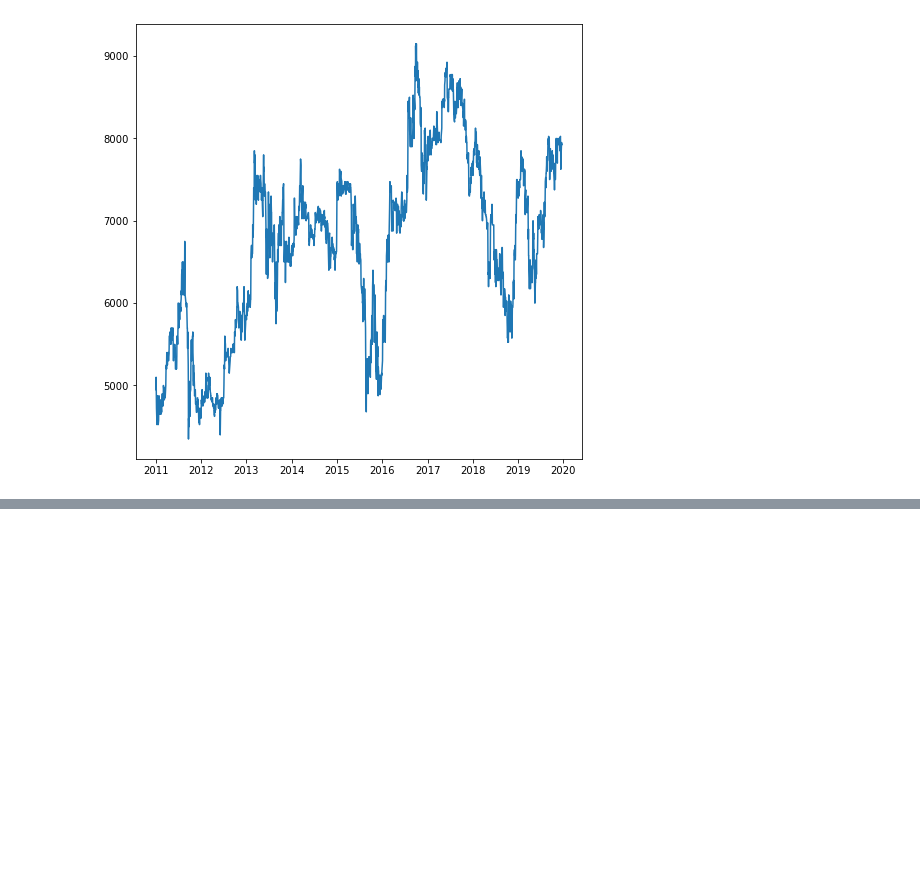
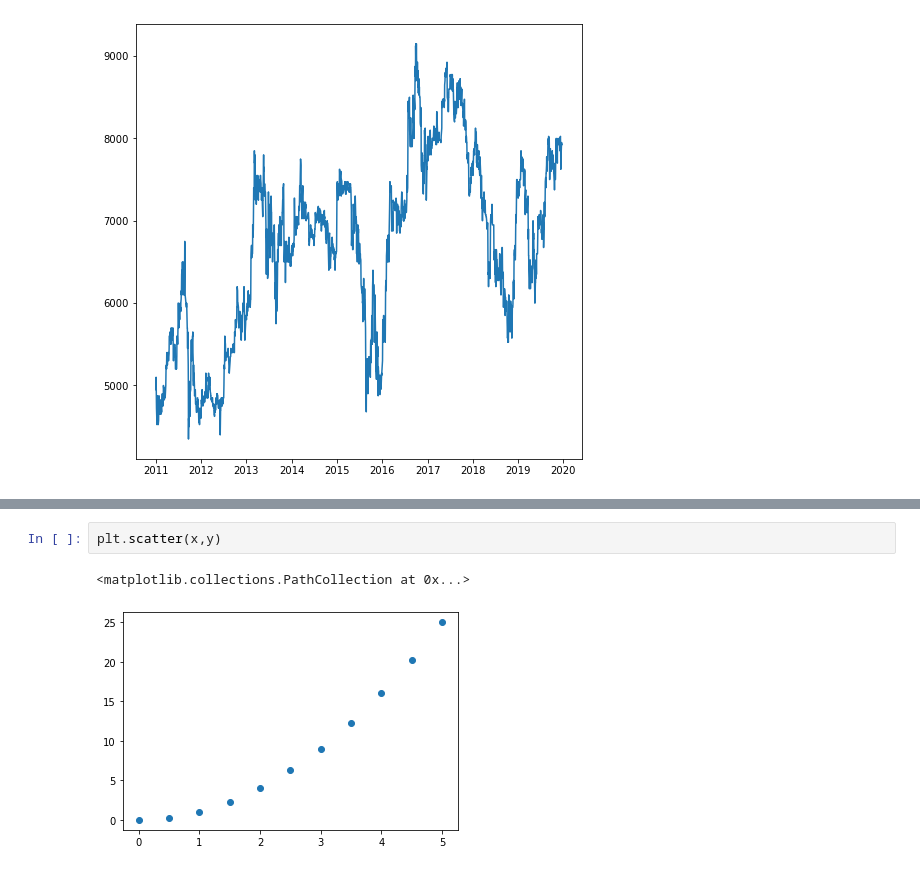
Before and after one commit to rahmanfp21/JC-DS-JKT-07, a Jupyter notebook: latihan_matplotlib.ipynb, the cells around one changed output, grey strips where cells are left out. Cells and saved outputs as stored; diff of their text form; blank space fills up the shorter version.

```diff
--- a/latihan_matplotlib.ipynb
+++ b/latihan_matplotlib.ipynb
@@ -186,0 +207,5 @@ To register the converters:
+# %%
+plt.scatter(x,y)
+# %% [output]
+<matplotlib.collections.PathCollection at 0x...>
+[figure, added]
```
Also changed, not shown: parts of 6 cells of this notebook.
